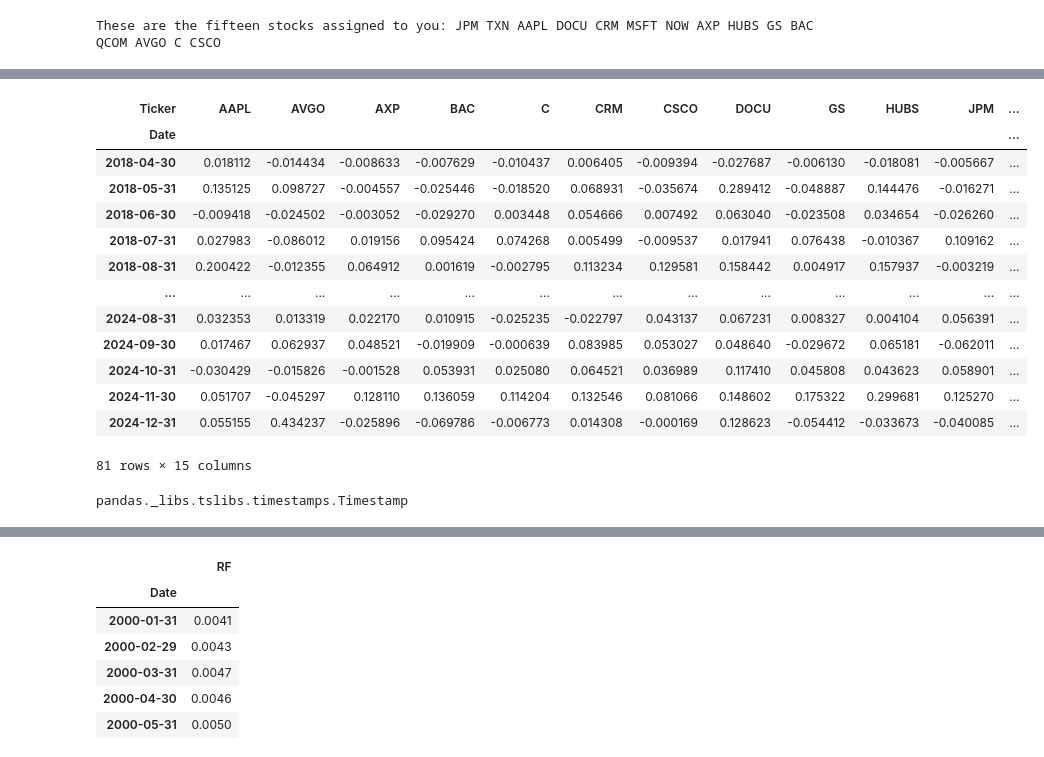
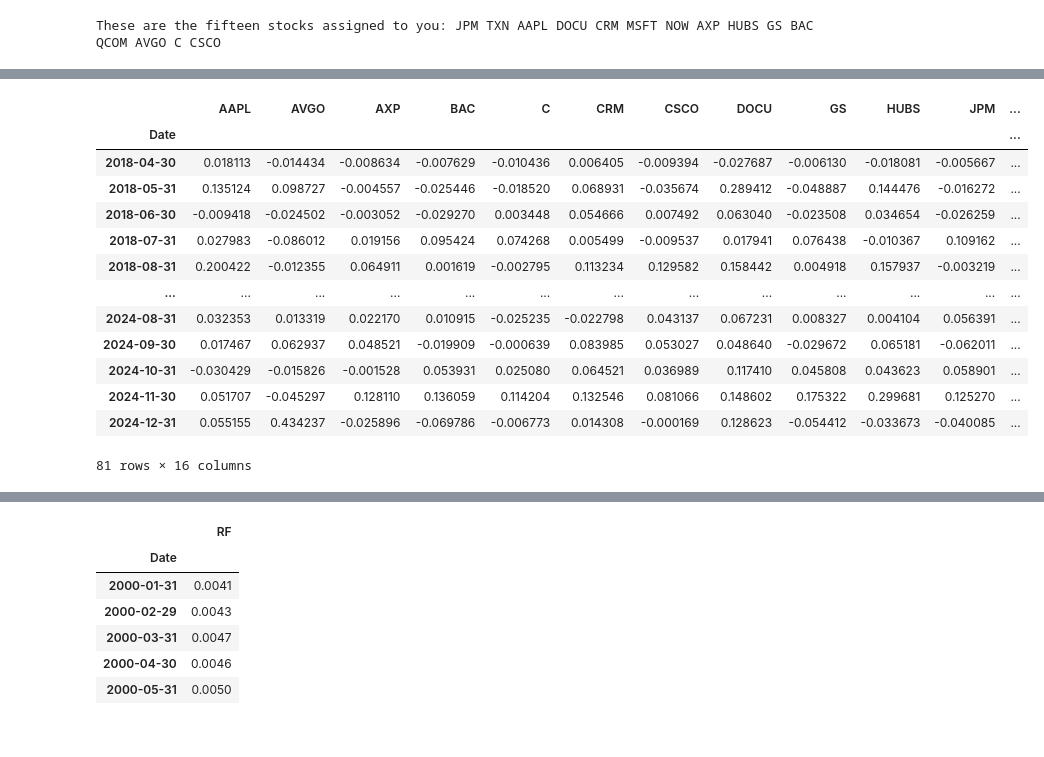
Before and after one commit to rishitashroff/riskreturncalculator, a Jupyter notebook: Project.ipynb, the cells around one changed output, grey strips where cells are left out. Cells and saved outputs as stored; diff of their text form; code cells hidden in the pictures.

```diff
--- a/Project.ipynb
+++ b/Project.ipynb
@@ -52,6 +46,18 @@ returns = yf.download(stock_list, start-pd.offsets.BDay(1), end+pd.offsets.BDay(
 # gets all returns Close, high, low, open, volume
 #returns = yf.download(stock_list, start, end)
 
-returns.head()
+# getting monthly returns
+
+# S&P 500
+sp500 = yf.Ticker("^GSPC")
+sp500_data = sp500.history(period="25y")
+sp500_data['SP500'] = sp500_data['Close'].pct_change()
+sp500_data = sp500_data.drop(columns=["Open", "High", "Low", "Close", "Volume", "Dividends", "Stock Splits"])
+
+
+sp500_data.index = sp500_data.index.strftime('%m-%d-%Y')
+sp500_data.index = pd.to_datetime(sp500_data.index)
+
+# sp500_mon = sp500_data.resample(rule = 'ME').apply(lambda x: x.add(1).prod().sub(1))
 # %% [output]
 [*********************100%***********************]  15 of 15 completed
@@ -65,19 +64,20 @@ returns.head()
 # %%
-# getting monthly returns
+returns = pd.merge(returns, sp500_data, left_index = True, right_index = True )
+
 returns_mon = returns.resample(rule = 'ME').apply(lambda x: x.add(1).prod().sub(1))
 returns_mon
 # %% [output]
-| Ticker | AAPL | AVGO | AXP | BAC | C | CRM | CSCO | DOCU | GS | HUBS | JPM | ... |
+|  | AAPL | AVGO | AXP | BAC | C | CRM | CSCO | DOCU | GS | HUBS | JPM | ... |
 | Date |  |  |  |  |  |  |  |  |  |  |  | ... |
-| 2018-04-30 | 0.018112 | -0.014434 | -0.008633 | -0.007629 | -0.010437 | 0.006405 | -0.009394 | -0.027687 | -0.006130 | -0.018081 | -0.005667 | ... |
-| 2018-05-31 | 0.135125 | 0.098727 | -0.004557 | -0.025446 | -0.018520 | 0.068931 | -0.035674 | 0.289412 | -0.048887 | 0.144476 | -0.016271 | ... |
-| 2018-06-30 | -0.009418 | -0.024502 | -0.003052 | -0.029270 | 0.003448 | 0.054666 | 0.007492 | 0.063040 | -0.023508 | 0.034654 | -0.026260 | ... |
+| 2018-04-30 | 0.018113 | -0.014434 | -0.008634 | -0.007629 | -0.010436 | 0.006405 | -0.009394 | -0.027687 | -0.006130 | -0.018081 | -0.005667 | ... |
+| 2018-05-31 | 0.135124 | 0.098727 | -0.004557 | -0.025446 | -0.018520 | 0.068931 | -0.035674 | 0.289412 | -0.048887 | 0.144476 | -0.016272 | ... |
+| 2018-06-30 | -0.009418 | -0.024502 | -0.003052 | -0.029270 | 0.003448 | 0.054666 | 0.007492 | 0.063040 | -0.023508 | 0.034654 | -0.026259 | ... |
 | 2018-07-31 | 0.027983 | -0.086012 | 0.019156 | 0.095424 | 0.074268 | 0.005499 | -0.009537 | 0.017941 | 0.076438 | -0.010367 | 0.109162 | ... |
-| 2018-08-31 | 0.200422 | -0.012355 | 0.064912 | 0.001619 | -0.002795 | 0.113234 | 0.129581 | 0.158442 | 0.004917 | 0.157937 | -0.003219 | ... |
+| 2018-08-31 | 0.200422 | -0.012355 | 0.064911 | 0.001619 | -0.002795 | 0.113234 | 0.129582 | 0.158442 | 0.004918 | 0.157937 | -0.003219 | ... |
 | ... | ... | ... | ... | ... | ... | ... | ... | ... | ... | ... | ... | ... |
-| 2024-08-31 | 0.032353 | 0.013319 | 0.022170 | 0.010915 | -0.025235 | -0.022797 | 0.043137 | 0.067231 | 0.008327 | 0.004104 | 0.056391 | ... |
+| 2024-08-31 | 0.032353 | 0.013319 | 0.022170 | 0.010915 | -0.025235 | -0.022798 | 0.043137 | 0.067231 | 0.008327 | 0.004104 | 0.056391 | ... |
 | 2024-09-30 | 0.017467 | 0.062937 | 0.048521 | -0.019909 | -0.000639 | 0.083985 | 0.053027 | 0.048640 | -0.029672 | 0.065181 | -0.062011 | ... |
 | 2024-10-31 | -0.030429 | -0.015826 | -0.001528 | 0.053931 | 0.025080 | 0.064521 | 0.036989 | 0.117410 | 0.045808 | 0.043623 | 0.058901 | ... |
 | 2024-11-30 | 0.051707 | -0.045297 | 0.128110 | 0.136059 | 0.114204 | 0.132546 | 0.081066 | 0.148602 | 0.175322 | 0.299681 | 0.125270 | ... |
 | 2024-12-31 | 0.055155 | 0.434237 | -0.025896 | -0.069786 | -0.006773 | 0.014308 | -0.000169 | 0.128623 | -0.054412 | -0.033673 | -0.040085 | ... |
-81 rows × 15 columns
+81 rows × 16 columns
@@ -94,4 +83,0 @@ sp500_data.index = pd.to_datetime(sp500_data.index)
-# %%
-type(sp500_data.index[0])
-# %% [output]
-pandas._libs.tslibs.timestamps.Timestamp
```
Also changed, not shown: parts of 23 cells of this notebook, 1 other file.
